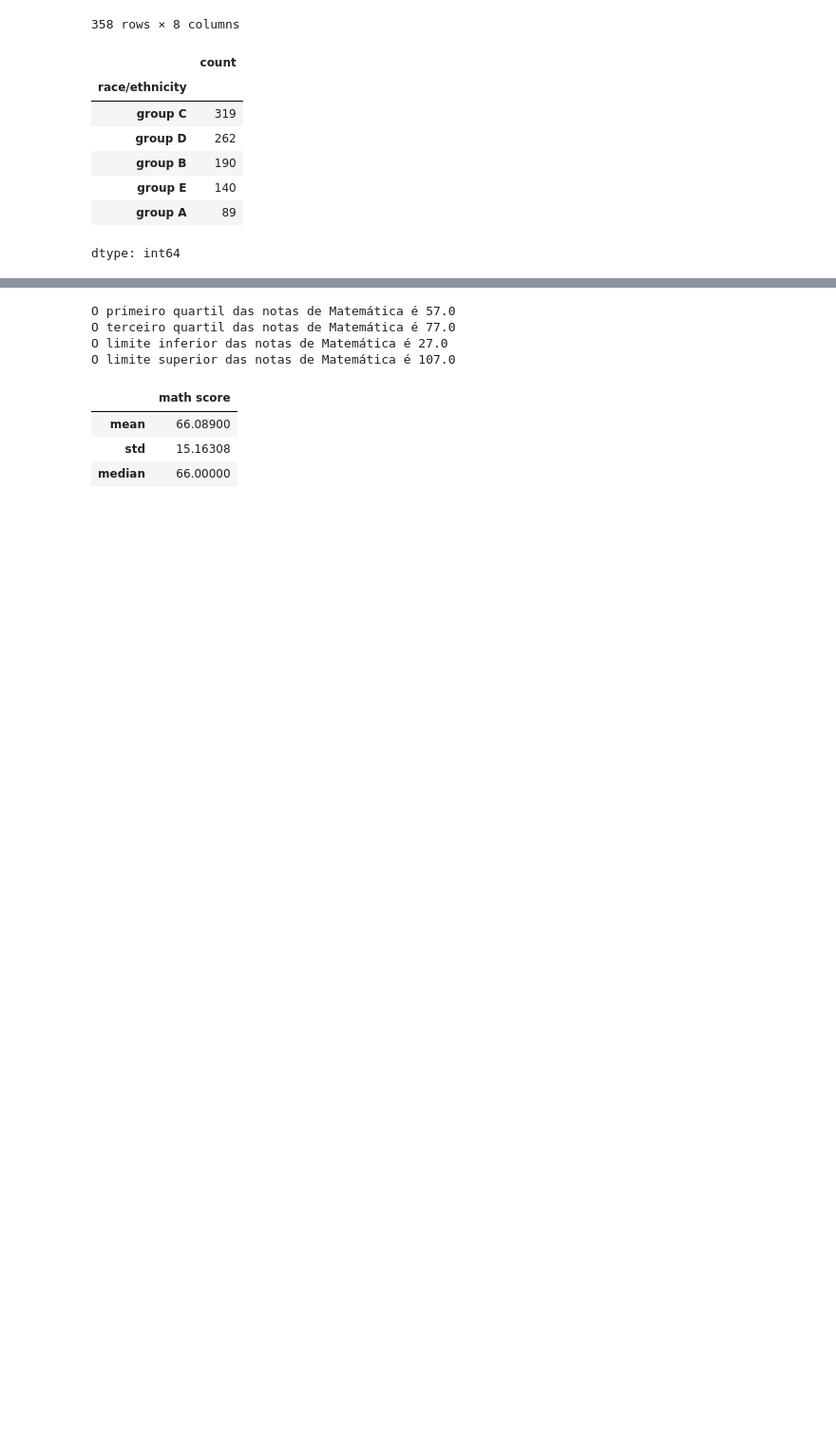
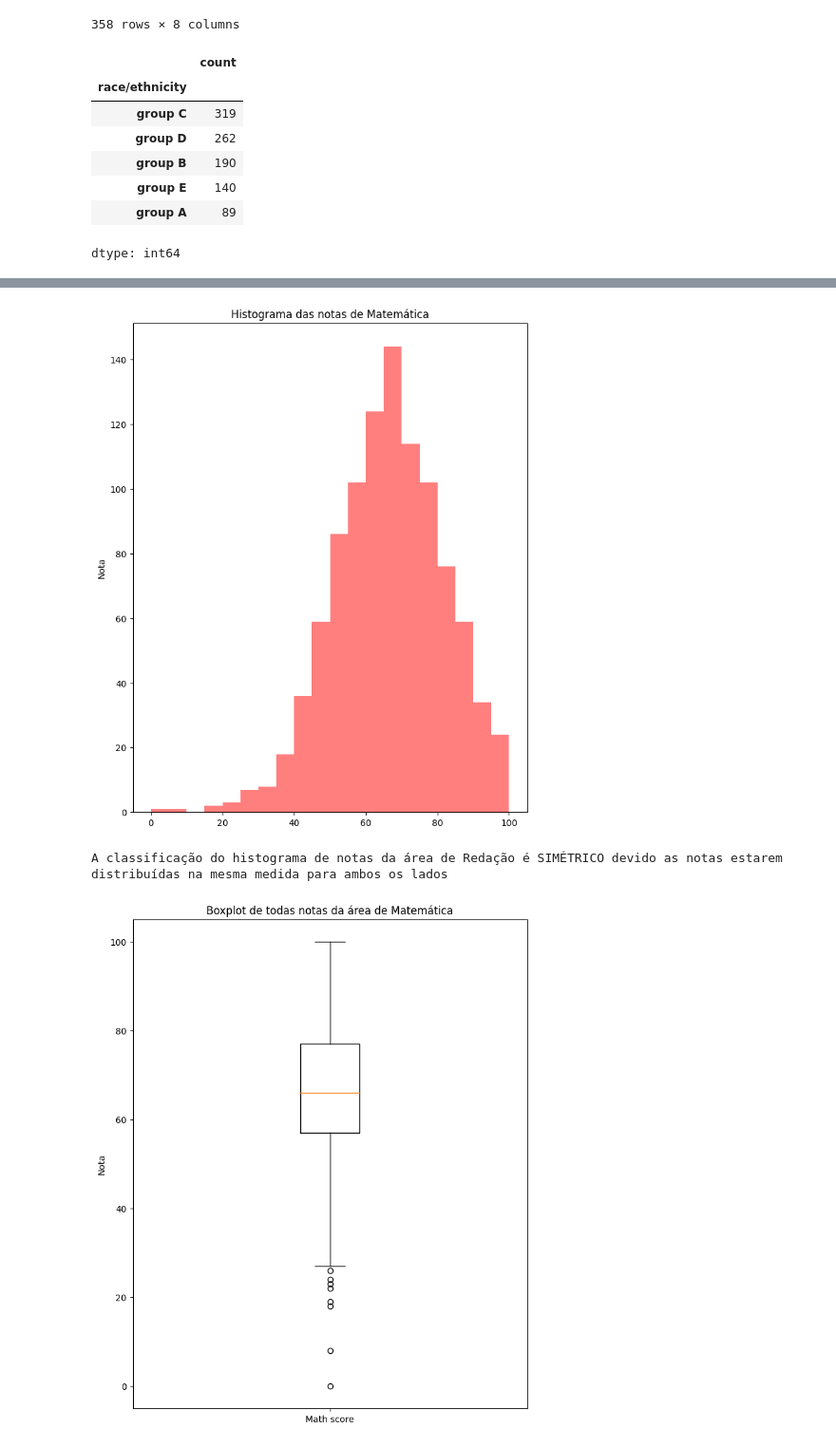
Before and after one commit to dsreliete/Womakerscode-DA-desafio_squad, a Jupyter notebook: Desafio2.ipynb, the cells around one changed output, grey strips where cells are left out. Shown at 95% size. Drawn from its saved outputs; the diff is of its cells as text; code cells hidden in the pictures; blank space fills up the shorter version.

```diff
--- a/Desafio2.ipynb
+++ b/Desafio2.ipynb
@@ -125,30 +115,68 @@ df_students.groupby('gender')['lunch'].count()
 # %%
 # 5. Analise as notas de matemática dos alunos de forma mais completa
 # possível.
 
+df_students['math score'].agg(['mean', 'std', 'median'])
+df_students.groupby(['gender', 'race/ethnicity', 'parental level of education', 'lunch', 'test preparation course'])[['math score']].agg(['mean', 'std', 'median'])
+
+plt.rcParams['figure.figsize'] = [8, 10]
+
+plt.hist(df_students['math score'], bins=20, color='red', alpha=0.5, label='Math score')
+plt.title('Histograma das notas de Matemática')
+plt.ylabel('Nota')
+plt.show()
+print('A classificação do histograma de notas da área de Redação é SIMÉTRICO devido as notas estarem distribuídas na mesma medida para ambos os lados')
+
+plt.boxplot([df_students['math score']], labels=['Math score'])
+plt.title('Boxplot de todas notas da área de Matemática')
+plt.ylabel('Nota')
+plt.show()
+
 q1_math, q3_math = df_students['math score'].quantile([0.25, 0.75])
 iqr_math = q3_math - q1_math
-
-q1_math, q3_math, iqr_math
 
 limite_inferior_math = q1_math - 1.5 * iqr_math
 limite_superior_math = q3_math + 1.5 * iqr_math
 
 print(f'O primeiro quartil das notas de Matemática é {q1_math}')
 print(f'O terceiro quartil das notas de Matemática é {q3_math}')
 print(f'O limite inferior das notas de Matemática é {limite_inferior_math}')
 print(f'O limite superior das notas de Matemática é {limite_superior_math}')
 
-df_students.groupby(['gender', 'race/ethnicity', 'parental level of education', 'lunch', 'test preparation course'])[['math score']].agg(['mean', 'std'])
-df_students.groupby(['gender', 'race/ethnicity', 'parental level of education', 'lunch', 'test preparation course'])[['math score']].agg(['mean', 'median'])
+df_no_outliers_math = df_students[(df_students['math score'] >= limite_inferior_math) & (df_students['math score'] <= limite_superior_math)]
+media_no_outliers_math = df_no_outliers_math['math score'].describe().loc[['mean']].iloc[0]
 
-df_students['math score'].agg(['mean', 'std', 'median'])
+media_math = df_students[['math score']].mean().iloc[0]
+
+dif_math = (media_math - media_no_outliers_math) / media_math * 100
+
+print(f'A média das notas de Matemática com outliers é {media_math.round(2)}')
+print(f'A média das notas de Matemática sem outliers é {media_no_outliers_math.round(2)}')
+print(f'A diferença entre as médias é {dif_math.round(2)}% o que caracteriza como uma alteração NÃO estatisticamente significante maior que 5%')
+
+plt.hist(df_no_outliers_math['math score'], bins=20, color='red', alpha=0.5, label='Math score')
+plt.title('Histograma das notas de Matemática sem outliers')
+plt.ylabel('Nota')
+plt.show()
+print('A classificação do histograma de notas de Matemática sem outliers é SIMÉTRICO devido as notas estarem distribuídas na mesma medida para ambos os lados')
+
+
+plt.boxplot([df_no_outliers_math['math score']], labels=['Math score'])
+plt.title('Boxplot de todas notas da área de Matemática sem outliers')
+plt.ylabel('Nota')
+plt.show()
+
+q1_math_no_outliers, q3_math_no_outliers = df_no_outliers_math['math score'].quantile([0.25, 0.75])
+iqr_math_no_outliers = q3_math_no_outliers - q1_math_no_outliers
+
+limite_inferior_math_no_outliers = q1_math_no_outliers - 1.5 * iqr_math_no_outliers
+limite_superior_math_no_outliers = q3_math_no_outliers + 1.5 * iqr_math_no_outliers
+
+print(f'O primeiro quartil das notas de Matemática sem outliers é {q1_math_no_outliers}')
+print(f'O terceiro quartil das notas de Matemática sem outliers é {q3_math_no_outliers}')
+print(f'O limite inferior das notas de Matemática sem outliers é {limite_inferior_math_no_outliers}')
+print(f'O limite superior das notas de Matemática sem outliers é {limite_superior_math_no_outliers}')
 # %% [output]
+[figure, added]
-O primeiro quartil das notas de Matemática é 57.0
-O terceiro quartil das notas de Matemática é 77.0
-O limite inferior das notas de Matemática é 27.0
-O limite superior das notas de Matemática é 107.0
+A classificação do histograma de notas da área de Redação é SIMÉTRICO devido as notas estarem distribuídas na mesma medida para ambos os lados
-|  | math score |
-| mean | 66.08900 |
-| std | 15.16308 |
-| median | 66.00000 |
+[figure, added]
```
Also changed, not shown: parts of 5 cells of this notebook.
